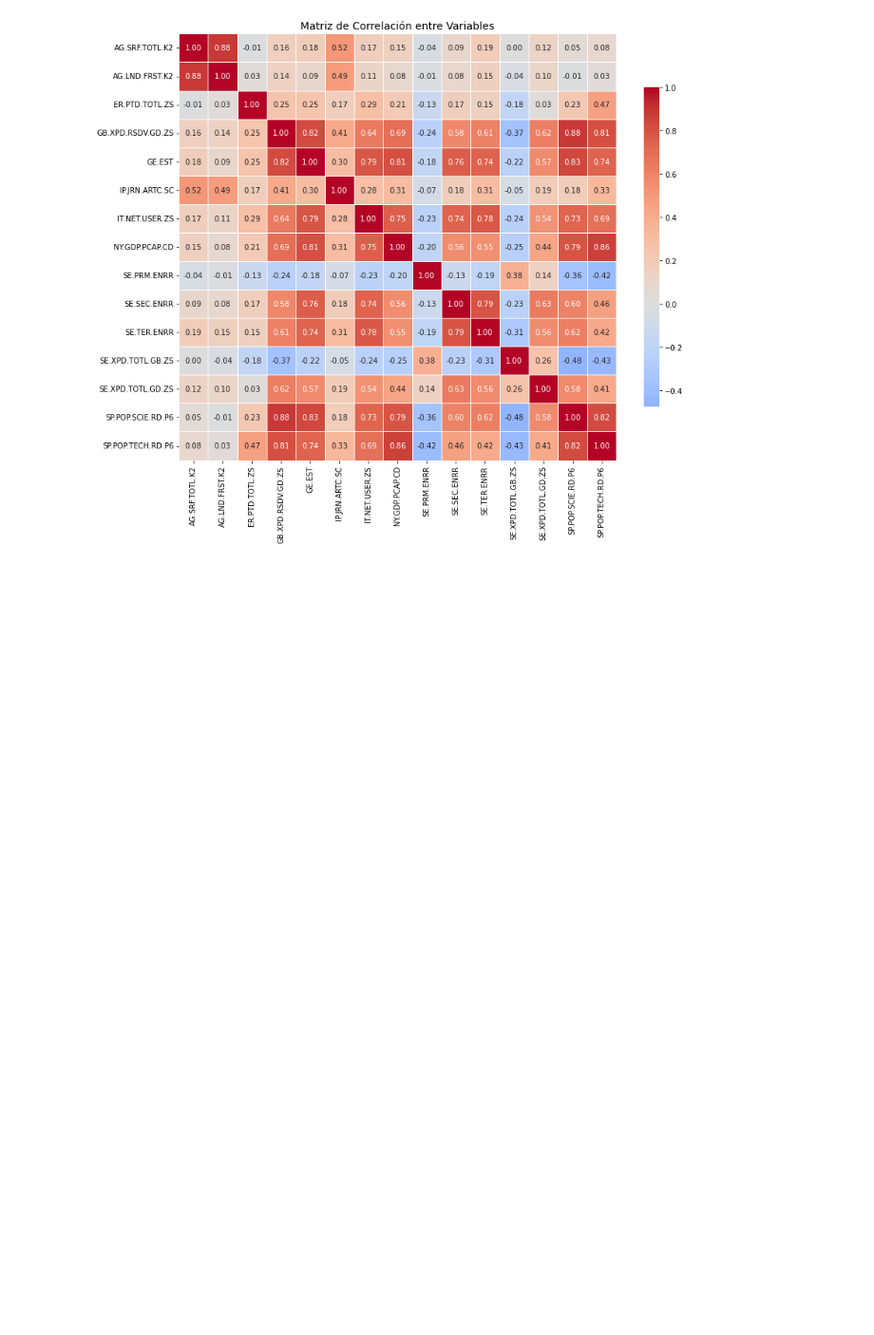
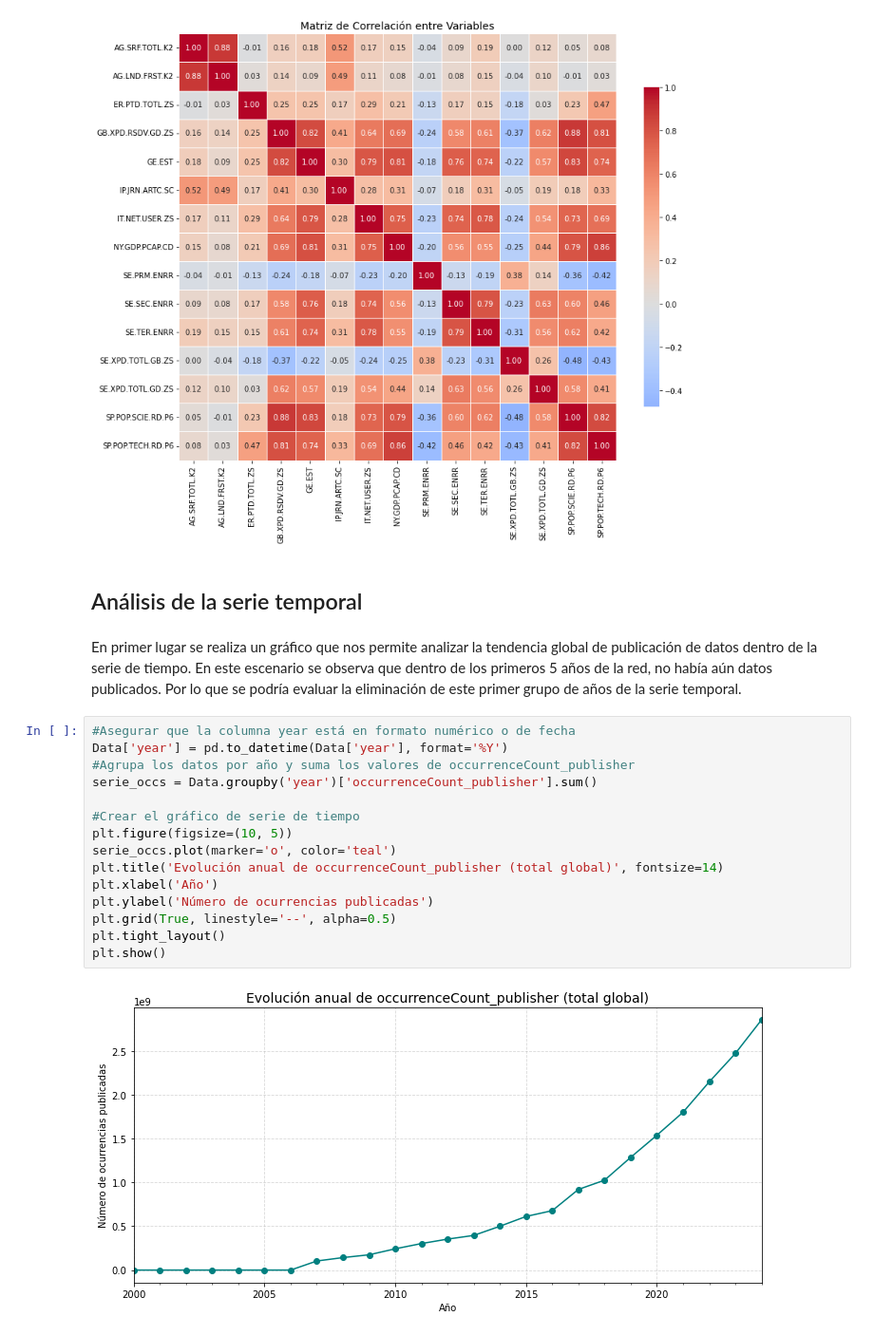
Before and after one commit to rortizgeo/Maestria_CD_Proyecto-Aplicado, a Jupyter notebook: PA_dataAnalysis.ipynb, the cells around one changed output. Shown at 95% size. Drawn from its saved outputs; the diff is of its cells as text; blank space fills up the shorter version.

Commit message:
Gráficas de análisis de series temporales

```diff
--- a/PA_dataAnalysis.ipynb
+++ b/PA_dataAnalysis.ipynb
@@ -561,3 +565,24 @@ plt.tight_layout()
 plt.show()
 # %% [output]
 [figure]
+# %% [markdown]
+## Análisis de la serie temporal
+# %% [markdown]
+En primer lugar se realiza un gráfico que nos permite analizar la tendencia global de publicación de datos dentro de la serie de tiempo. En este escenario se observa que dentro de los primeros 5 años de la red, no había aún datos publicados. Por lo que se podría evaluar la eliminación de este primer grupo de años de la serie temporal.
+# %%
+#Asegurar que la columna year está en formato numérico o de fecha
+Data['year'] = pd.to_datetime(Data['year'], format='%Y')
+#Agrupa los datos por año y suma los valores de occurrenceCount_publisher
+serie_occs = Data.groupby('year')['occurrenceCount_publisher'].sum()
+
+#Crear el gráfico de serie de tiempo
+plt.figure(figsize=(10, 5))
+serie_occs.plot(marker='o', color='teal')
+plt.title('Evolución anual de occurrenceCount_publisher (total global)', fontsize=14)
+plt.xlabel('Año')
+plt.ylabel('Número de ocurrencias publicadas')
+plt.grid(True, linestyle='--', alpha=0.5)
+plt.tight_layout()
+plt.show()
+# %% [output]
+[figure, added]
```
Also changed, not shown: parts of 6 cells of this notebook.
